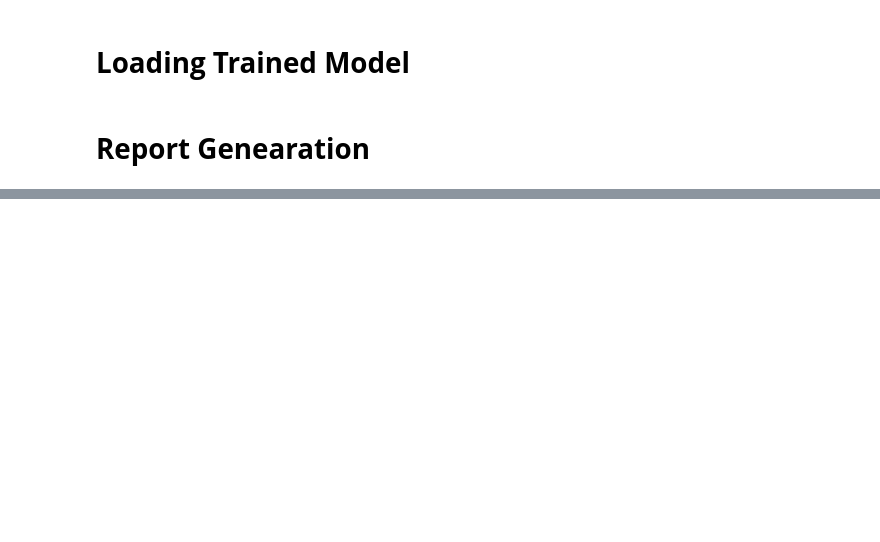
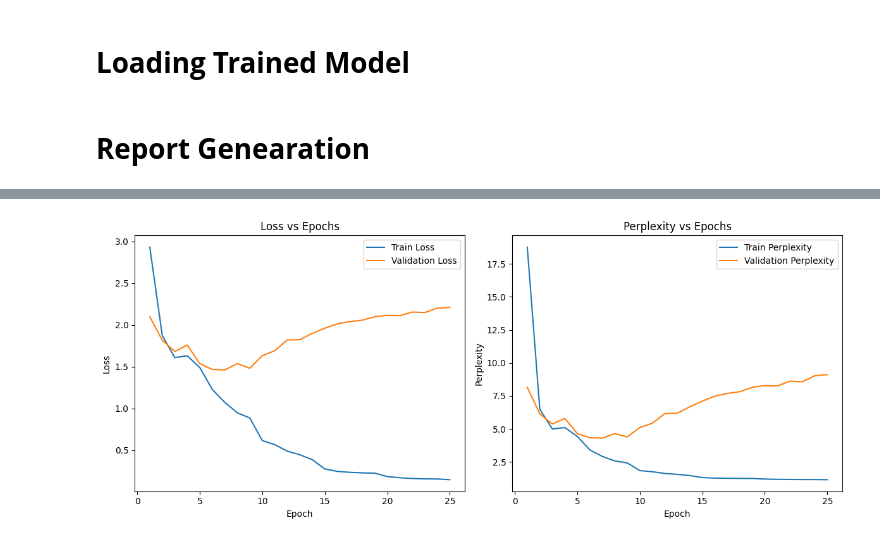
Before and after one commit to Sri-Ganesan-M/Radiology_report_generation, a Jupyter notebook: radiology-report-generation-mini-project.ipynb, the cells around one changed output, grey strips where cells are left out. Cells and saved outputs as stored; diff of their text form; code cells hidden in the pictures; blank space fills up the shorter version.

```diff
--- a/radiology-report-generation-mini-project.ipynb
+++ b/radiology-report-generation-mini-project.ipynb
@@ -1349,0 +1724,4 @@ Impression: no acute disease.
+# %%
+trainer.plot_loss_and_perplexity()
+# %% [output]
+[figure, added]
```
Also changed, not shown: parts of 41 cells of this notebook.
